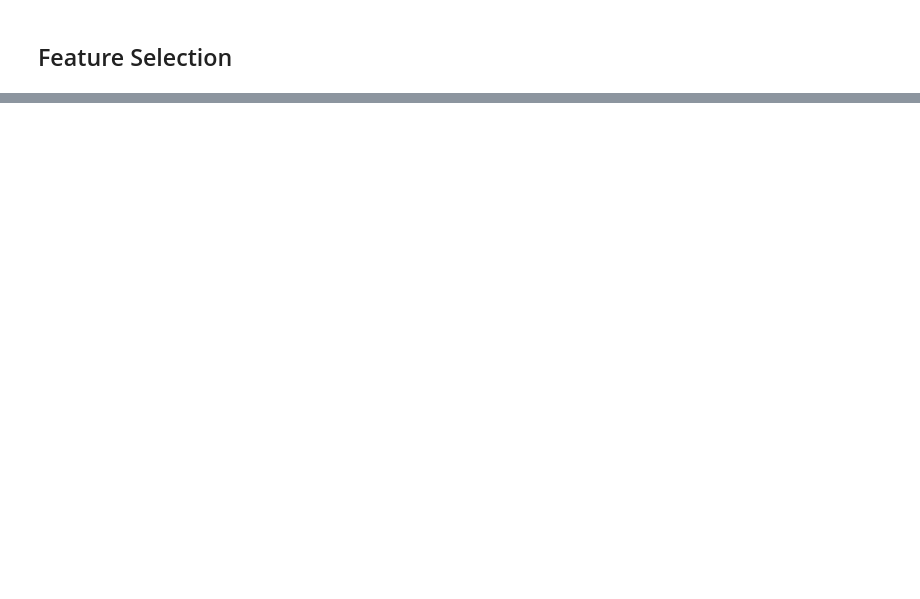
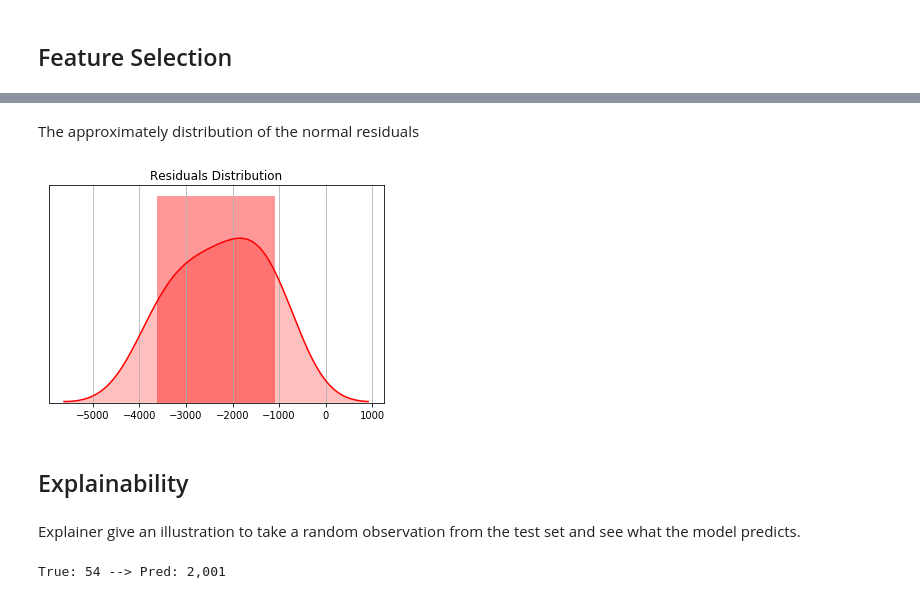
Before and after one commit to gympohnpimol/The-Sparks-Foundation, a Jupyter notebook: Task2/Prediction using Supervised ML.ipynb, the cells around one changed output, grey strips where cells are left out. Drawn from its saved outputs; the diff is of its cells as text; code cells hidden in the pictures; blank space fills up the shorter version.

```diff
--- a/Task2/Prediction using Supervised ML.ipynb
+++ b/Task2/Prediction using Supervised ML.ipynb
@@ -224,0 +308,18 @@ plt.show()
+# %% [markdown]
+The approximately distribution of the normal residuals
+# %%
+fig, ax = plt.subplots()
+sns.distplot(residuals, color="red", hist=True, kde=True, kde_kws={"shade":True})
+ax.grid(True)
+ax.set(yticks=[], yticklabels=[], title="Residuals Distribution")
+plt.show()
+# %% [output]
+[figure, added]
+# %% [markdown]
+## Explainability
+# %% [markdown]
+Explainer give an illustration to take a random observation from the test set and see what the model predicts.
+# %%
+print("True:", "{:,.0f}".format(y_test[1]), "--> Pred:", "{:,.0f}".format(predicted[1]))
+# %% [output]
+True: 54 --> Pred: 2,001
```
Also changed, not shown: parts of 26 cells of this notebook.
